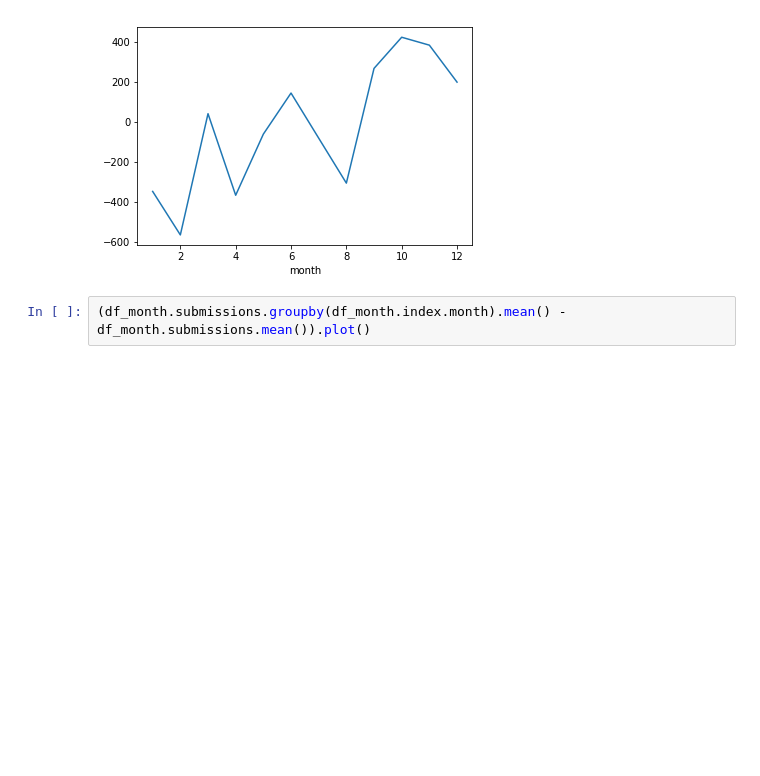
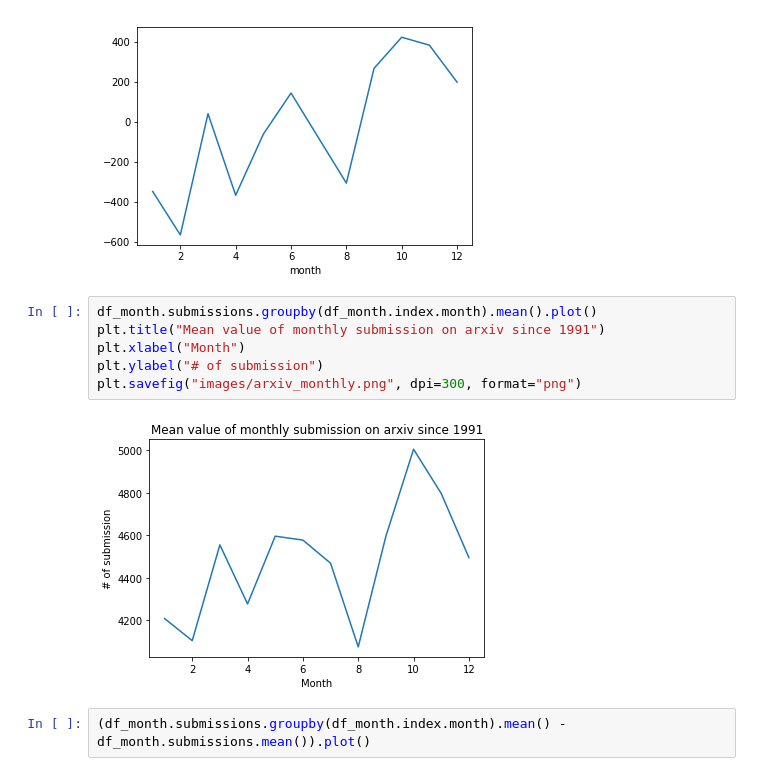
Before and after one commit to jibanCat/astro-ph-ml-topics, a Jupyter notebook: Arxiv -- Date and Submission.ipynb, the cells around one changed output. Drawn from its saved outputs; the diff is of its cells as text; blank space fills up the shorter version.

```diff
--- a/Arxiv -- Date and Submission.ipynb
+++ b/Arxiv -- Date and Submission.ipynb
@@ -26,6 +26,14 @@ df_month.resample("Y").sum().plot()
 # %% [output]
 <matplotlib.axes._subplots.AxesSubplot at 0x...>
 [figure]
+# %%
+df_month.submissions.groupby(df_month.index.month).mean().plot()
+plt.title("Mean value of monthly submission on arxiv since 1991")
+plt.xlabel("Month")
+plt.ylabel("# of submission")
+plt.savefig("images/arxiv_monthly.png", dpi=300, format="png")
+# %% [output]
+[figure, added]
 # %%
 (df_month.submissions.groupby(df_month.index.month).mean() - df_month.submissions.mean()).plot()
 # %% [output]
```
Also changed, not shown: parts of 6 cells of this notebook, 6 other files.
